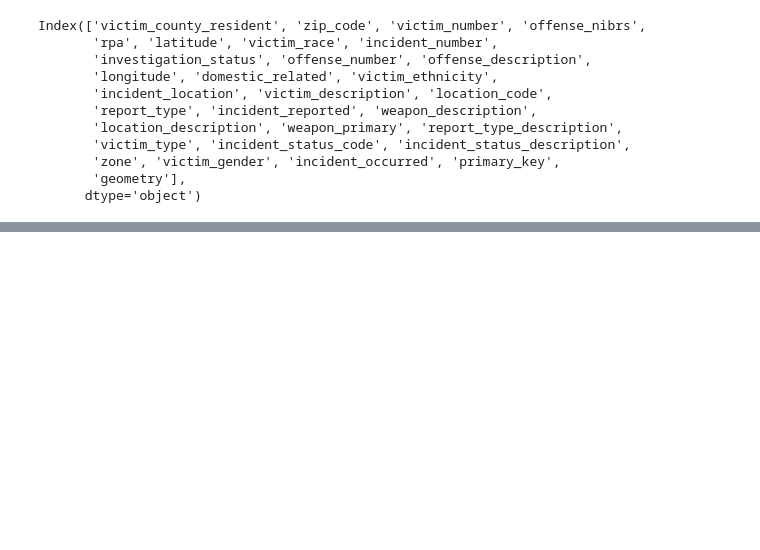
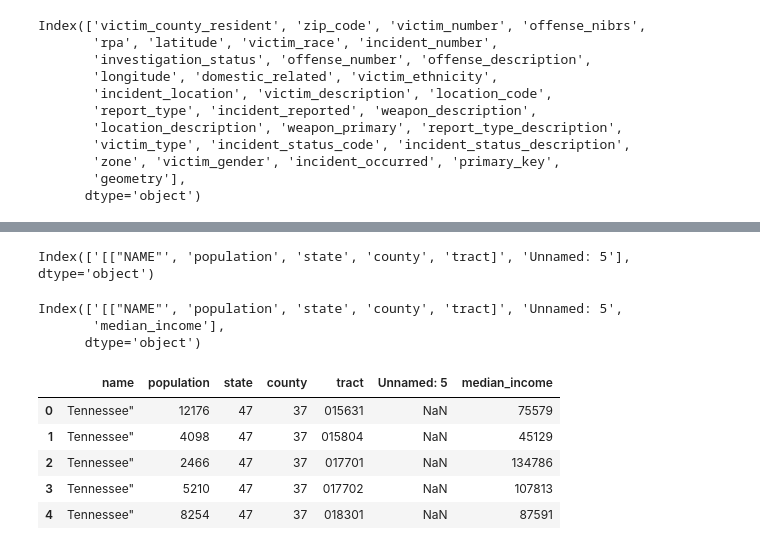
Before and after one commit to jrioross/nashville-burglaries, a Jupyter notebook: Notebooks/Silver Sloth Project - Yvonne.ipynb, the cells around one changed output, grey strips where cells are left out. Cells and saved outputs as stored; diff of their text form; code cells hidden in the pictures; blank space fills up the shorter version.

```diff
--- a/Notebooks/Silver Sloth Project - Yvonne.ipynb
+++ b/Notebooks/Silver Sloth Project - Yvonne.ipynb
@@ -196,0 +261,2 @@ IndentationError: expected an indented block (Temp/ipykernel_32776/1375911732.py
+# %%
+median_income = median_income.rename({'S1901_C01_012E': 'median_income',}, axis = 'columns')
@@ -196,0 +267,13 @@ IndentationError: expected an indented block (Temp/ipykernel_32776/1375911732.py
+# %%
+population.columns
+# %% [output]
+Index(['[["NAME"', 'population', 'state', 'county', 'tract]', 'Unnamed: 5'], dtype='object')
+# %%
+mi_pop = pd.merge(left = population,
+        right = median_income)
+# %%
+mi_pop.columns
+# %% [output]
+Index(['[["NAME"', 'population', 'state', 'county', 'tract]', 'Unnamed: 5',
+       'median_income'],
+      dtype='object')
@@ -196,0 +284,9 @@ IndentationError: expected an indented block (Temp/ipykernel_32776/1375911732.py
+# %%
+mi_pop.head()
+# %% [output]
+|  | name | population | state | county | tract | Unnamed: 5 | median_income |
+| 0 | Tennessee" | 12176 | 47 | 37 | 015631 | NaN | 75579 |
+| 1 | Tennessee" | 4098 | 47 | 37 | 015804 | NaN | 45129 |
+| 2 | Tennessee" | 2466 | 47 | 37 | 017701 | NaN | 134786 |
+| 3 | Tennessee" | 5210 | 47 | 37 | 017702 | NaN | 107813 |
+| 4 | Tennessee" | 8254 | 47 | 37 | 018301 | NaN | 87591 |
```
Also changed, not shown: parts of 49 cells of this notebook.
